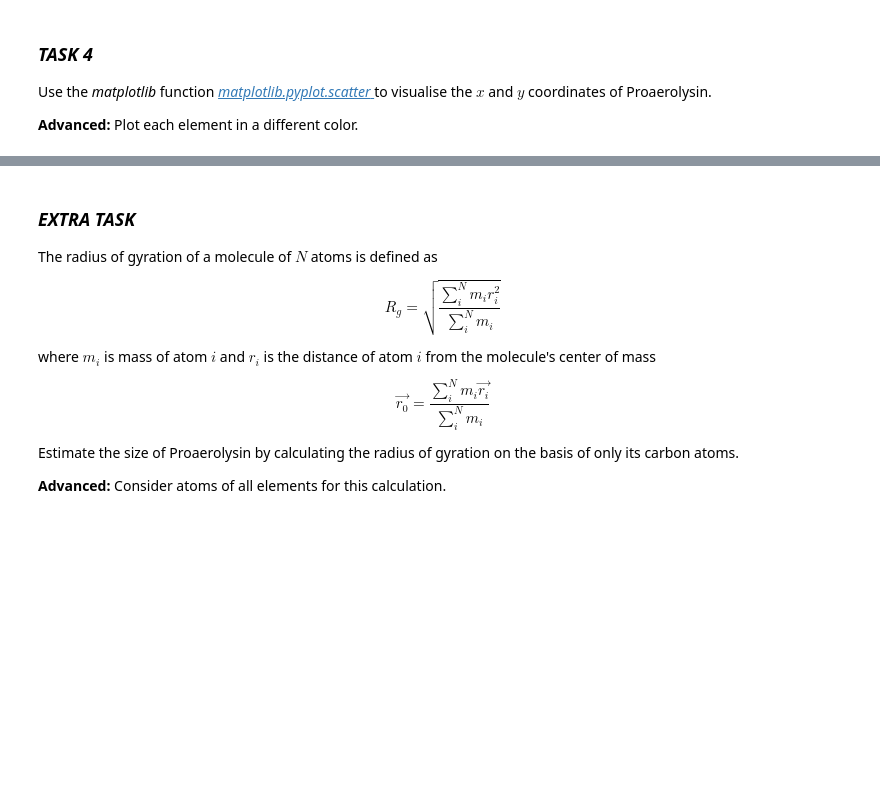
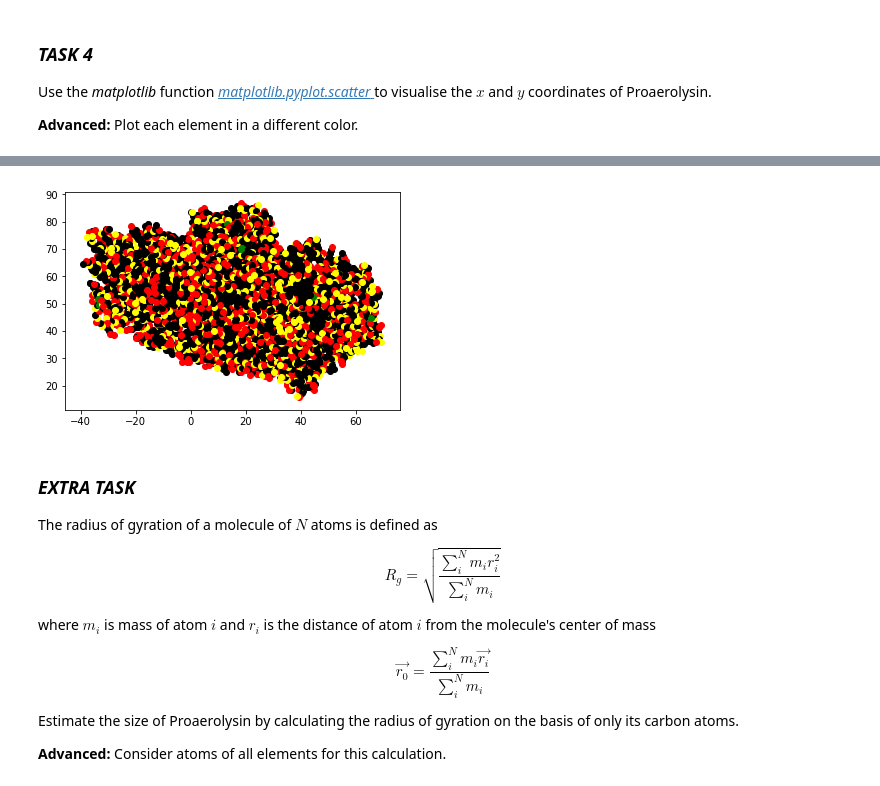
Before and after one commit to mhantke/python-course, a Jupyter notebook: session3/session3_divya.ipynb, the cells around one changed output, grey strips where cells are left out. Cells and saved outputs as stored; diff of their text form; code cells hidden in the pictures; blank space fills up the shorter version.

```diff
--- a/session3/session3_divya.ipynb
+++ b/session3/session3_divya.ipynb
@@ -80,0 +121,21 @@ import matplotlib
+# %%
+import matplotlib
+%matplotlib inline
+with open ("1PRE.pdb", 'r') as file_handle:
+            A = file_handle.readlines()
+            for character in A:
+                if character.startswith("ATOM"):
+                    x = float(character [30:38])
+                    y = float(character [38:46])
+                    atom = (character [77])
+                    if atom == "C":
+                        atom = 'black'
+                    if atom == "N":
+                        atom = 'yellow'
+                    if atom == "O":
+                        atom = 'red'
+                    if atom == "S":
+                        atom = 'green'
+                    matplotlib.pyplot.scatter(x,y,c=atom)
+# %% [output]
+[figure, added]
```
Also changed, not shown: parts of 11 cells of this notebook, 1 other file.
